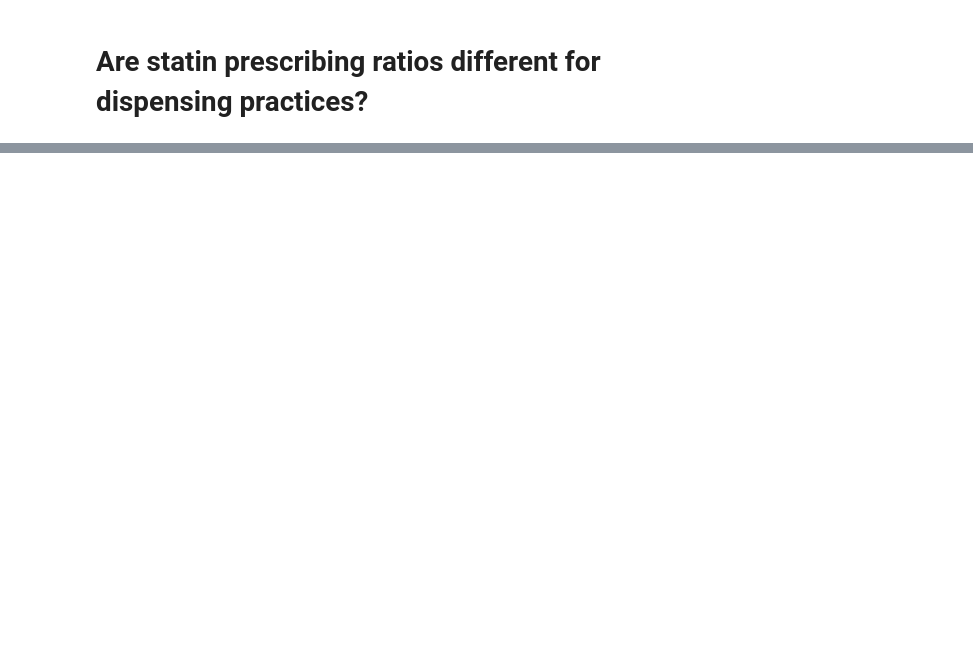
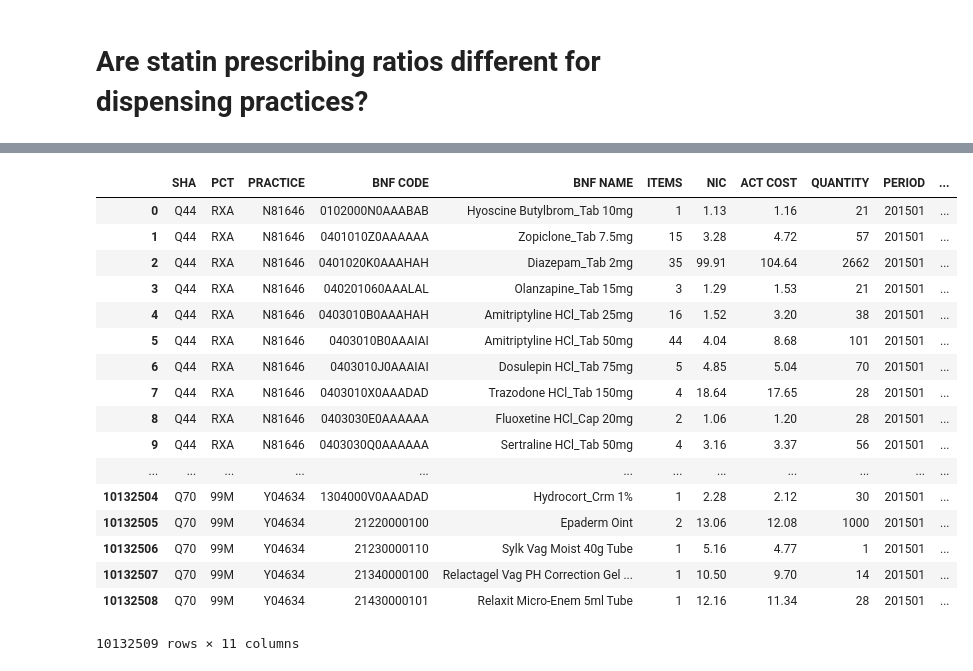
Before and after one commit to drcjar/pa-research, a Jupyter notebook: pa-research.ipynb, the cells around one changed output, grey strips where cells are left out. Cells and saved outputs as stored; diff of their text form; code cells hidden in the pictures; blank space fills up the shorter version.

```diff
--- a/pa-research.ipynb
+++ b/pa-research.ipynb
@@ -88,2 +197,0 @@ df = clean_prescribing_data(df) #commented because need only run once and is slo
-# %%
-df = cut_prescribing_data(df, 'statin', 'Nystatin|Sandostatin|Ecostatin')
@@ -94,2 +205,21 @@ def add_dispensing_practice_column(df):
 # %%
-df = add_dispensing_practice_column(df)
+df
+# %% [output]
+|  | SHA | PCT | PRACTICE | BNF CODE | BNF NAME | ITEMS | NIC | ACT COST | QUANTITY | PERIOD | ... |
+| 0 | Q44 | RXA | N81646 | 0102000N0AAABAB | Hyoscine Butylbrom_Tab 10mg | 1 | 1.13 | 1.16 | 21 | 201501 | ... |
+| 1 | Q44 | RXA | N81646 | 0401010Z0AAAAAA | Zopiclone_Tab 7.5mg | 15 | 3.28 | 4.72 | 57 | 201501 | ... |
+| 2 | Q44 | RXA | N81646 | 0401020K0AAAHAH | Diazepam_Tab 2mg | 35 | 99.91 | 104.64 | 2662 | 201501 | ... |
+| 3 | Q44 | RXA | N81646 | 040201060AAALAL | Olanzapine_Tab 15mg | 3 | 1.29 | 1.53 | 21 | 201501 | ... |
+| 4 | Q44 | RXA | N81646 | 0403010B0AAAHAH | Amitriptyline HCl_Tab 25mg | 16 | 1.52 | 3.20 | 38 | 201501 | ... |
+| 5 | Q44 | RXA | N81646 | 0403010B0AAAIAI | Amitriptyline HCl_Tab 50mg | 44 | 4.04 | 8.68 | 101 | 201501 | ... |
+| 6 | Q44 | RXA | N81646 | 0403010J0AAAIAI | Dosulepin HCl_Tab 75mg | 5 | 4.85 | 5.04 | 70 | 201501 | ... |
+| 7 | Q44 | RXA | N81646 | 0403010X0AAADAD | Trazodone HCl_Tab 150mg | 4 | 18.64 | 17.65 | 28 | 201501 | ... |
+| 8 | Q44 | RXA | N81646 | 0403030E0AAAAAA | Fluoxetine HCl_Cap 20mg | 2 | 1.06 | 1.20 | 28 | 201501 | ... |
+| 9 | Q44 | RXA | N81646 | 0403030Q0AAAAAA | Sertraline HCl_Tab 50mg | 4 | 3.16 | 3.37 | 56 | 201501 | ... |
+| ... | ... | ... | ... | ... | ... | ... | ... | ... | ... | ... | ... |
+| 10132504 | Q70 | 99M | Y04634 | 1304000V0AAADAD | Hydrocort_Crm 1% | 1 | 2.28 | 2.12 | 30 | 201501 | ... |
+| 10132505 | Q70 | 99M | Y04634 | 21220000100 | Epaderm Oint | 2 | 13.06 | 12.08 | 1000 | 201501 | ... |
+| 10132506 | Q70 | 99M | Y04634 | 21230000110 | Sylk Vag Moist 40g Tube | 1 | 5.16 | 4.77 | 1 | 201501 | ... |
+| 10132507 | Q70 | 99M | Y04634 | 21340000100 | Relactagel Vag PH Correction Gel ... | 1 | 10.50 | 9.70 | 14 | 201501 | ... |
+| 10132508 | Q70 | 99M | Y04634 | 21430000101 | Relaxit Micro-Enem 5ml Tube | 1 | 12.16 | 11.34 | 28 | 201501 | ... |
+10132509 rows × 11 columns
```
Also changed, not shown: parts of 38 cells of this notebook.
